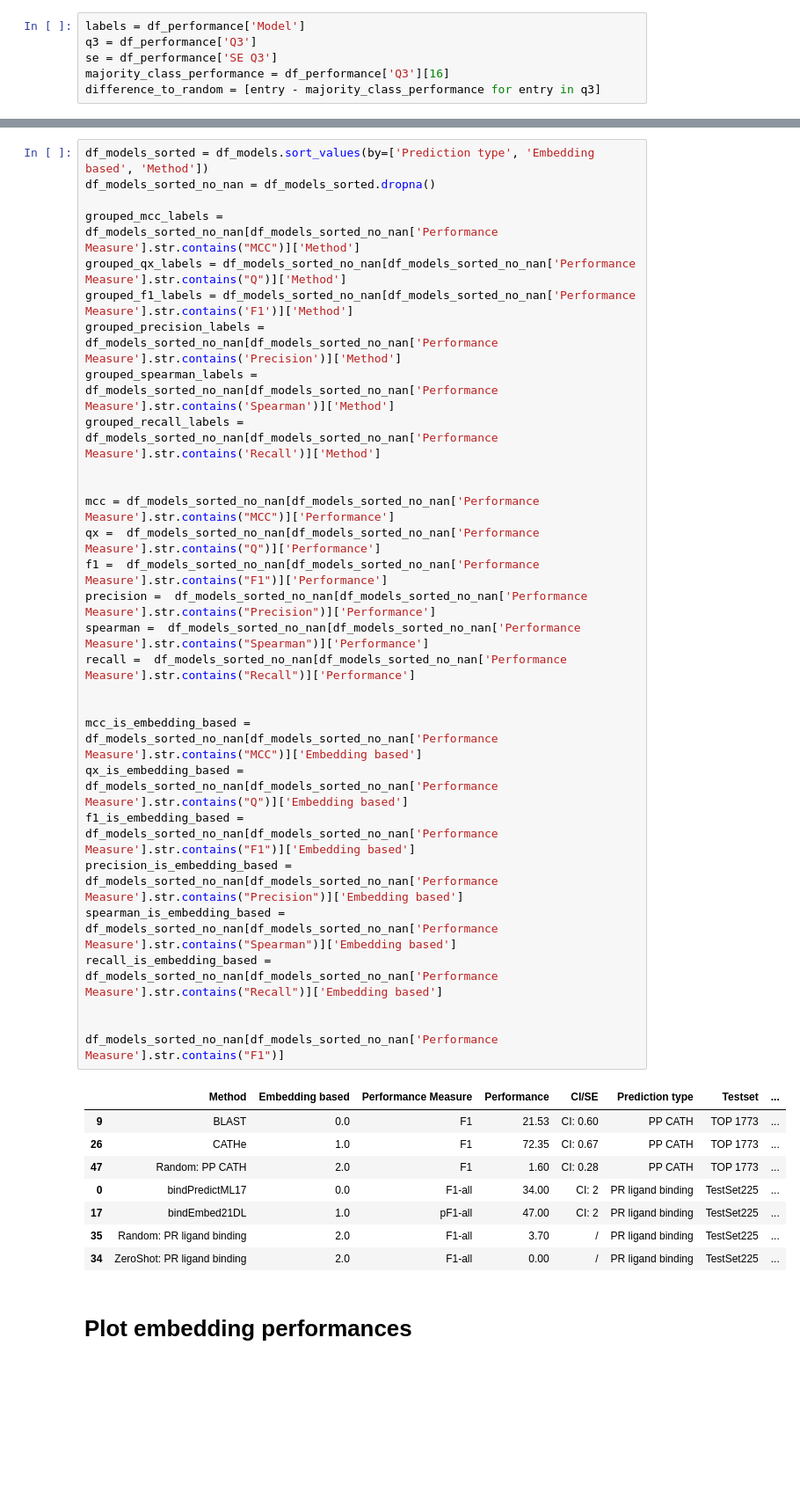
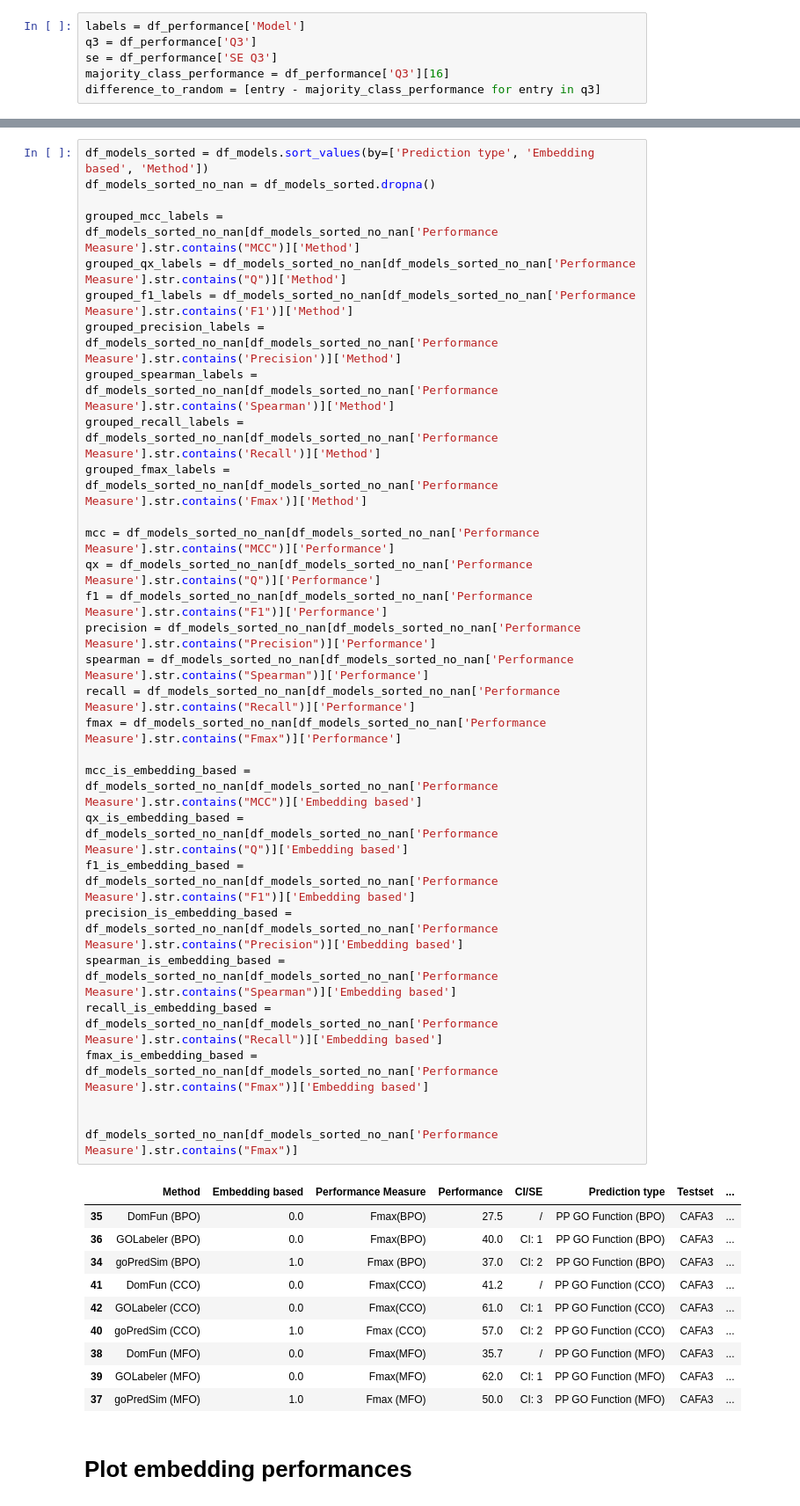
Before and after one commit to erckert/EV-embeddings-figures, a Jupyter notebook: visualizeResults.ipynb, the cells around one changed output, grey strips where cells are left out. Shown at 88% size. Cells and saved outputs as stored; diff of their text form; blank space fills up the shorter version.

Commit message:
Add Bert and T5 PSSM performances, Add GO function performance

```diff
--- a/visualizeResults.ipynb
+++ b/visualizeResults.ipynb
@@ -56,41 +56,44 @@ df_models
 # %%
 df_models_sorted = df_models.sort_values(by=['Prediction type', 'Embedding based', 'Method'])
 df_models_sorted_no_nan = df_models_sorted.dropna()
 
 grouped_mcc_labels = df_models_sorted_no_nan[df_models_sorted_no_nan['Performance Measure'].str.contains("MCC")]['Method']
 grouped_qx_labels = df_models_sorted_no_nan[df_models_sorted_no_nan['Performance Measure'].str.contains("Q")]['Method']
 grouped_f1_labels = df_models_sorted_no_nan[df_models_sorted_no_nan['Performance Measure'].str.contains('F1')]['Method']
 grouped_precision_labels = df_models_sorted_no_nan[df_models_sorted_no_nan['Performance Measure'].str.contains('Precision')]['Method']
 grouped_spearman_labels = df_models_sorted_no_nan[df_models_sorted_no_nan['Performance Measure'].str.contains('Spearman')]['Method']
 grouped_recall_labels = df_models_sorted_no_nan[df_models_sorted_no_nan['Performance Measure'].str.contains('Recall')]['Method']
-
+grouped_fmax_labels = df_models_sorted_no_nan[df_models_sorted_no_nan['Performance Measure'].str.contains('Fmax')]['Method']
 
 mcc = df_models_sorted_no_nan[df_models_sorted_no_nan['Performance Measure'].str.contains("MCC")]['Performance']
-qx =  df_models_sorted_no_nan[df_models_sorted_no_nan['Performance Measure'].str.contains("Q")]['Performance']
-f1 =  df_models_sorted_no_nan[df_models_sorted_no_nan['Performance Measure'].str.contains("F1")]['Performance']
-precision =  df_models_sorted_no_nan[df_models_sorted_no_nan['Performance Measure'].str.contains("Precision")]['Performance']
-spearman =  df_models_sorted_no_nan[df_models_sorted_no_nan['Performance Measure'].str.contains("Spearman")]['Performance']
-recall =  df_models_sorted_no_nan[df_models_sorted_no_nan['Performance Measure'].str.contains("Recall")]['Performance']
-
+qx = df_models_sorted_no_nan[df_models_sorted_no_nan['Performance Measure'].str.contains("Q")]['Performance']
+f1 = df_models_sorted_no_nan[df_models_sorted_no_nan['Performance Measure'].str.contains("F1")]['Performance']
+precision = df_models_sorted_no_nan[df_models_sorted_no_nan['Performance Measure'].str.contains("Precision")]['Performance']
+spearman = df_models_sorted_no_nan[df_models_sorted_no_nan['Performance Measure'].str.contains("Spearman")]['Performance']
+recall = df_models_sorted_no_nan[df_models_sorted_no_nan['Performance Measure'].str.contains("Recall")]['Performance']
+fmax = df_models_sorted_no_nan[df_models_sorted_no_nan['Performance Measure'].str.contains("Fmax")]['Performance']
 
 mcc_is_embedding_based = df_models_sorted_no_nan[df_models_sorted_no_nan['Performance Measure'].str.contains("MCC")]['Embedding based']
 qx_is_embedding_based =  df_models_sorted_no_nan[df_models_sorted_no_nan['Performance Measure'].str.contains("Q")]['Embedding based']
 f1_is_embedding_based =  df_models_sorted_no_nan[df_models_sorted_no_nan['Performance Measure'].str.contains("F1")]['Embedding based']
 precision_is_embedding_based =  df_models_sorted_no_nan[df_models_sorted_no_nan['Performance Measure'].str.contains("Precision")]['Embedding based']
 spearman_is_embedding_based =  df_models_sorted_no_nan[df_models_sorted_no_nan['Performance Measure'].str.contains("Spearman")]['Embedding based']
 recall_is_embedding_based =  df_models_sorted_no_nan[df_models_sorted_no_nan['Performance Measure'].str.contains("Recall")]['Embedding based']
+fmax_is_embedding_based =  df_models_sorted_no_nan[df_models_sorted_no_nan['Performance Measure'].str.contains("Fmax")]['Embedding based']
 
 
-df_models_sorted_no_nan[df_models_sorted_no_nan['Performance Measure'].str.contains("F1")]
+df_models_sorted_no_nan[df_models_sorted_no_nan['Performance Measure'].str.contains("Fmax")]
 # %% [output]
 |  | Method | Embedding based | Performance Measure | Performance | CI/SE | Prediction type | Testset | ... |
-| 9 | BLAST | 0.0 | F1 | 21.53 | CI: 0.60 | PP CATH | TOP 1773 | ... |
-| 26 | CATHe | 1.0 | F1 | 72.35 | CI: 0.67 | PP CATH | TOP 1773 | ... |
-| 47 | Random: PP CATH | 2.0 | F1 | 1.60 | CI: 0.28 | PP CATH | TOP 1773 | ... |
-| 0 | bindPredictML17 | 0.0 | F1-all | 34.00 | CI: 2 | PR ligand binding | TestSet225 | ... |
-| 17 | bindEmbed21DL | 1.0 | pF1-all | 47.00 | CI: 2 | PR ligand binding | TestSet225 | ... |
-| 35 | Random: PR ligand binding | 2.0 | F1-all | 3.70 | / | PR ligand binding | TestSet225 | ... |
-| 34 | ZeroShot: PR ligand binding | 2.0 | F1-all | 0.00 | / | PR ligand binding | TestSet225 | ... |
+| 35 | DomFun (BPO) | 0.0 | Fmax(BPO) | 27.5 | / | PP GO Function (BPO) | CAFA3 | ... |
+| 36 | GOLabeler (BPO) | 0.0 | Fmax(BPO) | 40.0 | CI: 1 | PP GO Function (BPO) | CAFA3 | ... |
+| 34 | goPredSim (BPO) | 1.0 | Fmax (BPO) | 37.0 | CI: 2 | PP GO Function (BPO) | CAFA3 | ... |
+| 41 | DomFun (CCO) | 0.0 | Fmax(CCO) | 41.2 | / | PP GO Function (CCO) | CAFA3 | ... |
+| 42 | GOLabeler (CCO) | 0.0 | Fmax(CCO) | 61.0 | CI: 1 | PP GO Function (CCO) | CAFA3 | ... |
+| 40 | goPredSim (CCO) | 1.0 | Fmax (CCO) | 57.0 | CI: 2 | PP GO Function (CCO) | CAFA3 | ... |
+| 38 | DomFun (MFO) | 0.0 | Fmax(MFO) | 35.7 | / | PP GO Function (MFO) | CAFA3 | ... |
+| 39 | GOLabeler (MFO) | 0.0 | Fmax(MFO) | 62.0 | CI: 1 | PP GO Function (MFO) | CAFA3 | ... |
+| 37 | goPredSim (MFO) | 1.0 | Fmax (MFO) | 50.0 | CI: 3 | PP GO Function (MFO) | CAFA3 | ... |
 # %% [markdown]
 # Plot embedding performances
 # %% [markdown]
```
Also changed, not shown: parts of 8 cells of this notebook, 2 other files.
